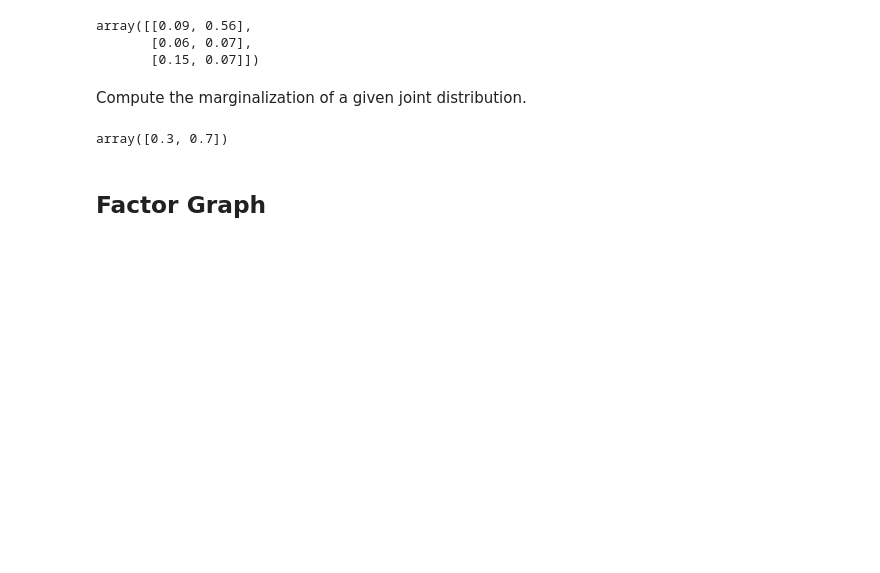
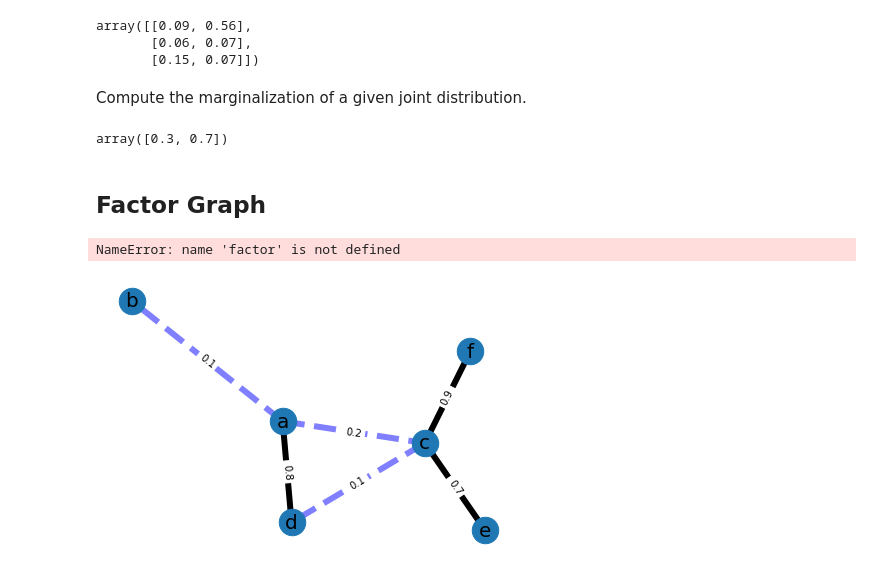
Before and after one commit to BadChromium/random_spreading, a Jupyter notebook: Belief_propagation.ipynb, the cells around one changed output. Cells and saved outputs as stored; diff of their text form; code cells hidden in the pictures; blank space fills up the shorter version.

Commit message:
Update Probabilistic Graph and Belief Propagation

```diff
--- a/Belief_propagation.ipynb
+++ b/Belief_propagation.ipynb
@@ -105,3 +105,51 @@ phi_4.get_distribution()
 array([0.3, 0.7])
 # %% [markdown]
 ## Factor Graph
+# %%
+pgm = factor_graph()
+pgm.add_factor_node('p12', factor(['x1','x2']))
+pgm.add_factor_node('p32', factor(['x2','x3']))
+pgm.add_factor_node('p24', factor(['x2','x4']))
+print(pgm)
+# %% [output]
+NameError: name 'factor' is not defined
+# %%
+import matplotlib.pyplot as plt
+import networkx as nx
+
+G = nx.Graph()
+
+G.add_edge("a", "b", weight=0.1)
+G.add_edge("a", "c", weight=0.2)
+G.add_edge("c", "d", weight=0.1)
+G.add_edge("c", "e", weight=0.7)
+G.add_edge("c", "f", weight=0.9)
+G.add_edge("a", "d", weight=0.8)
+
+elarge = [(u, v) for (u, v, d) in G.edges(data=True) if d["weight"] > 0.5]
+esmall = [(u, v) for (u, v, d) in G.edges(data=True) if d["weight"] <= 0.5]
+
+pos = nx.spring_layout(G, seed=7)  # positions for all nodes - seed for reproducibility
+
+# nodes
+nx.draw_networkx_nodes(G, pos, node_size=700)
+
+# edges
+nx.draw_networkx_edges(G, pos, edgelist=elarge, width=6)
+nx.draw_networkx_edges(
+    G, pos, edgelist=esmall, width=6, alpha=0.5, edge_color="b", style="dashed"
+)
+
+# node labels
+nx.draw_networkx_labels(G, pos, font_size=20, font_family="sans-serif")
+# edge weight labels
+edge_labels = nx.get_edge_attributes(G, "weight")
+nx.draw_networkx_edge_labels(G, pos, edge_labels)
+
+ax = plt.gca()
+ax.margins(0.08)
+plt.axis("off")
+plt.tight_layout()
+plt.show()
+# %% [output]
+[figure, added]
```
Also changed, not shown: parts of 6 cells of this notebook, 1 other file.
